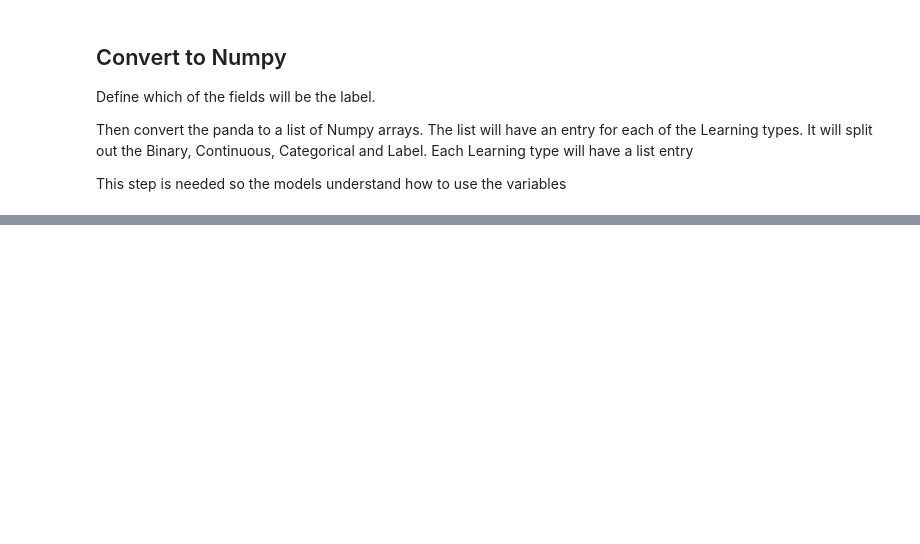
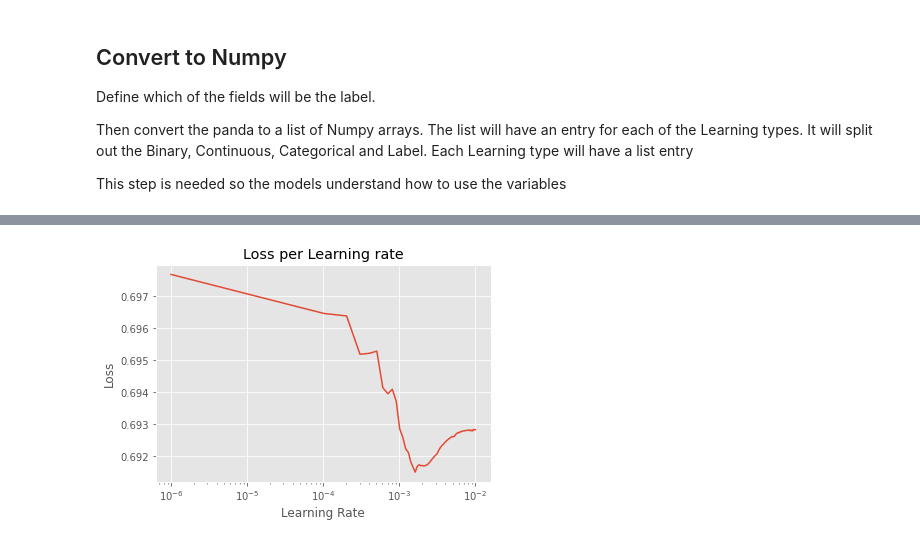
Before and after one commit to t0kk35/d373c7, a Jupyter notebook: notebooks/single/classifiers/binary/00_FeedForward.ipynb, the cells around one changed output, grey strips where cells are left out. Drawn from its saved outputs; the diff is of its cells as text; code cells hidden in the pictures; blank space fills up the shorter version.

Commit message:
[CHANGE] Lots of changes to the training loop

```diff
--- a/notebooks/single/classifiers/binary/00_FeedForward.ipynb
+++ b/notebooks/single/classifiers/binary/00_FeedForward.ipynb
@@ -16,13 +18,17 @@ import d373c7.pytorch as pt
 # %% [markdown]
 # Set up device
 # %%
-print(f'Torch Version  : {torch.__version__}')
+print(f'Torch Version : {torch.__version__}')
 
+# Set up the GPU if available. This will be the default device
 if torch.cuda.is_available():
     device = torch.device('cuda')
-    print(f'Cuda Version   : {torch.version.cuda}')
+    print(f'Cuda Version  : {torch.version.cuda}')
     print(f'GPU found. Using GPU {device}')
 else:
     device = torch.device('cpu')
     print(f'No GPU found ... Using CPU {device}')
+
+# Also set up a cpu device
+cpu = torch.device('cpu')
 # %% [output]
@@ -191,0 +196,14 @@ Done
+# %%
+# Setup Pytorch Datasets for the training and validation
+train_ds = pt.NumpyListDataSet(learning_features, train_data)
+val_ds = pt.NumpyListDataSet(learning_features, val_data)
+train_sampler = pt.ClassSampler(train_data,learning_features).over_sampler()
+val_sampler = pt.ClassSampler(val_data,learning_features).over_sampler()
+
+# Wrap them in a Pytorch Dataloader
+train_dl = train_ds.data_loader(cpu, 128, num_workers=2, sampler=train_sampler)
+val_dl = val_ds.data_loader(cpu, 128, num_workers=2, sampler=val_sampler)
+
+# Create a Model
+m = pm.FeedForwardFraudClassifier(learning_features)
+print(m)
@@ -191,0 +226,5 @@ Done
+# %%
+t = pt.Trainer(m, device, train_dl, val_dl)
+r = t.find_lr(1e-6, 1e-2, 100)
+pl.TrainPlot().plot_lr(r)
+# %% [output]
@@ -191,0 +233 @@ Done
+[figure, added]
```
Also changed, not shown: parts of 14 cells of this notebook, 17 other files.
